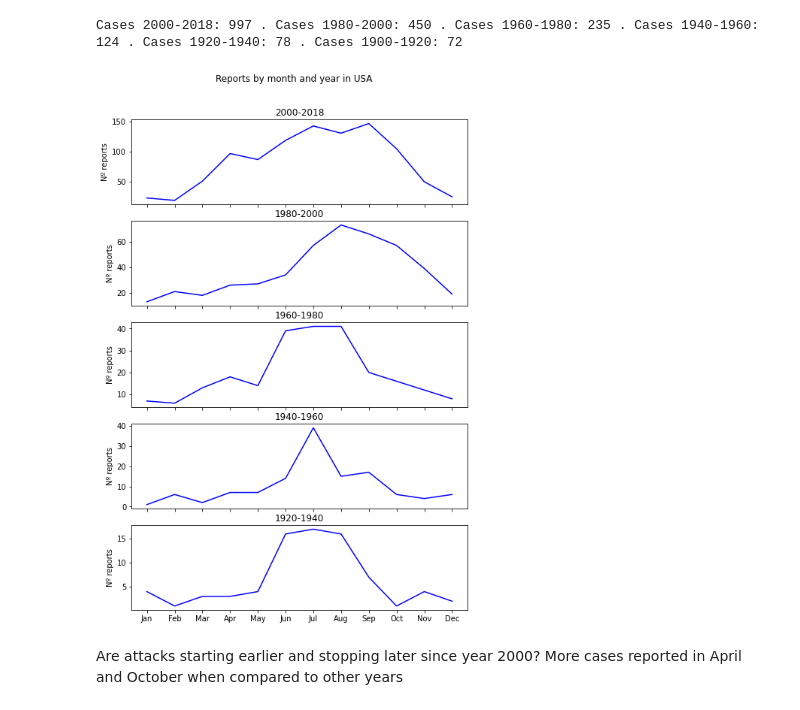
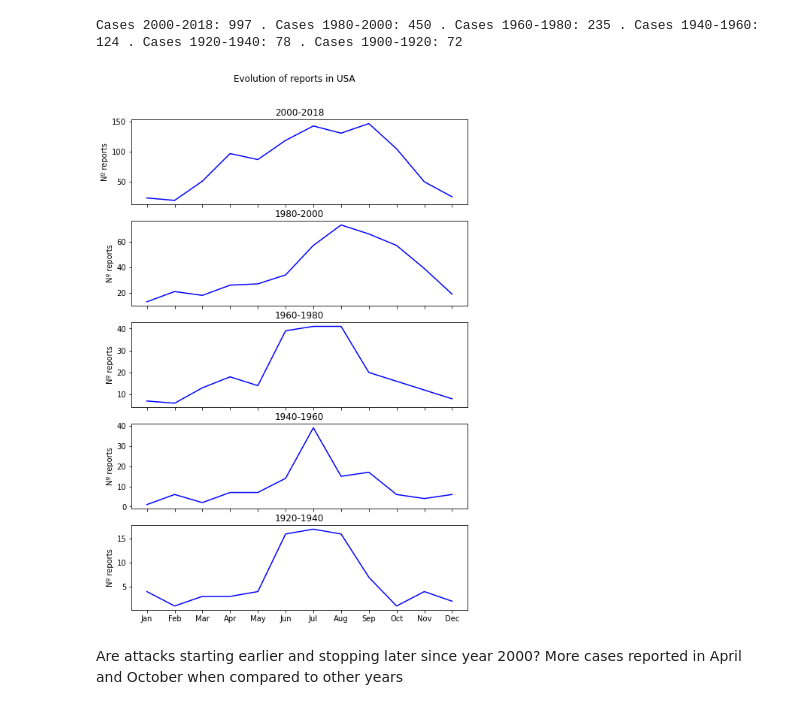
Before and after one commit to mplanasgit/project-1, a Jupyter notebook: my_project_analysis.ipynb, the cells around one changed output. Drawn from its saved outputs; the diff is of its cells as text; code cells hidden in the pictures.

Commit message:
updated readme and figure titles

```diff
--- a/my_project_analysis.ipynb
+++ b/my_project_analysis.ipynb
@@ -400,7 +545,7 @@ Cases 2000-2018: 997 . Cases 1980-2000: 450 . Cases 1960-1980: 235 . Cases 1940-
 
 fig_month_year_USA, ax = plt.subplots(nrows = 5, ncols = 1, figsize=(8,12)) # preparing the environment: graphs to be filled
 
-fig_month_year_USA.suptitle('Reports by month and year in USA', y=0.95)
+fig_month_year_USA.suptitle('Evolution of reports in USA', y=0.95)
 
 # conditions:
 year_2000_2018 = (sharks_clean_USA["Year"] >= 2000)
@@ -431,35 +576,35 @@ plt.title('2000-2018')
 # 2nd
 plt.sca(ax[1])
 plt.plot(x, y2, 'b')
 plt.ylabel(ylabel="Nº reports")
 plt.xticks(ticks = range(1,13), labels=["","","","","","","","","","","",""])
 plt.title('1980-2000')
 
 # 3rd
 plt.sca(ax[2])
 plt.plot(x, y3, 'b')
 plt.ylabel(ylabel="Nº reports")
 plt.xticks(ticks = range(1,13), labels=["","","","","","","","","","","",""])
 plt.title('1960-1980')
 
 # 4th
 plt.sca(ax[3])
 plt.plot(x, y4, 'b')
 plt.ylabel(ylabel="Nº reports")
 plt.xticks(ticks = range(1,13), labels=["","","","","","","","","","","",""])
 plt.title('1940-1960')
 
 # 5th
 plt.sca(ax[4])
 plt.plot(x, y5, 'b')
 plt.ylabel(ylabel="Nº reports")
 plt.xticks(ticks = range(1,13), labels=["Jan","Feb","Mar","Apr","May","Jun","Jul","Aug","Sep","Oct","Nov","Dec"])
 plt.title('1920-1940')
 
 plt.show()
-fig_month_year_USA.figure.savefig('./images/month_year_USA.jpg', dpi=1000)
+fig_month_year_USA.figure.savefig('./images/month_year_USA.jpg', dpi=1000, bbox_inches='tight')
 # %% [output]
-[figure, old version]
+[figure, new version]
 # %% [markdown]
 Are attacks starting earlier and stopping later since year 2000? More cases reported in April and October when compared to other years
 # %%
```
Also changed, not shown: parts of 61 cells of this notebook, 3 other files.
